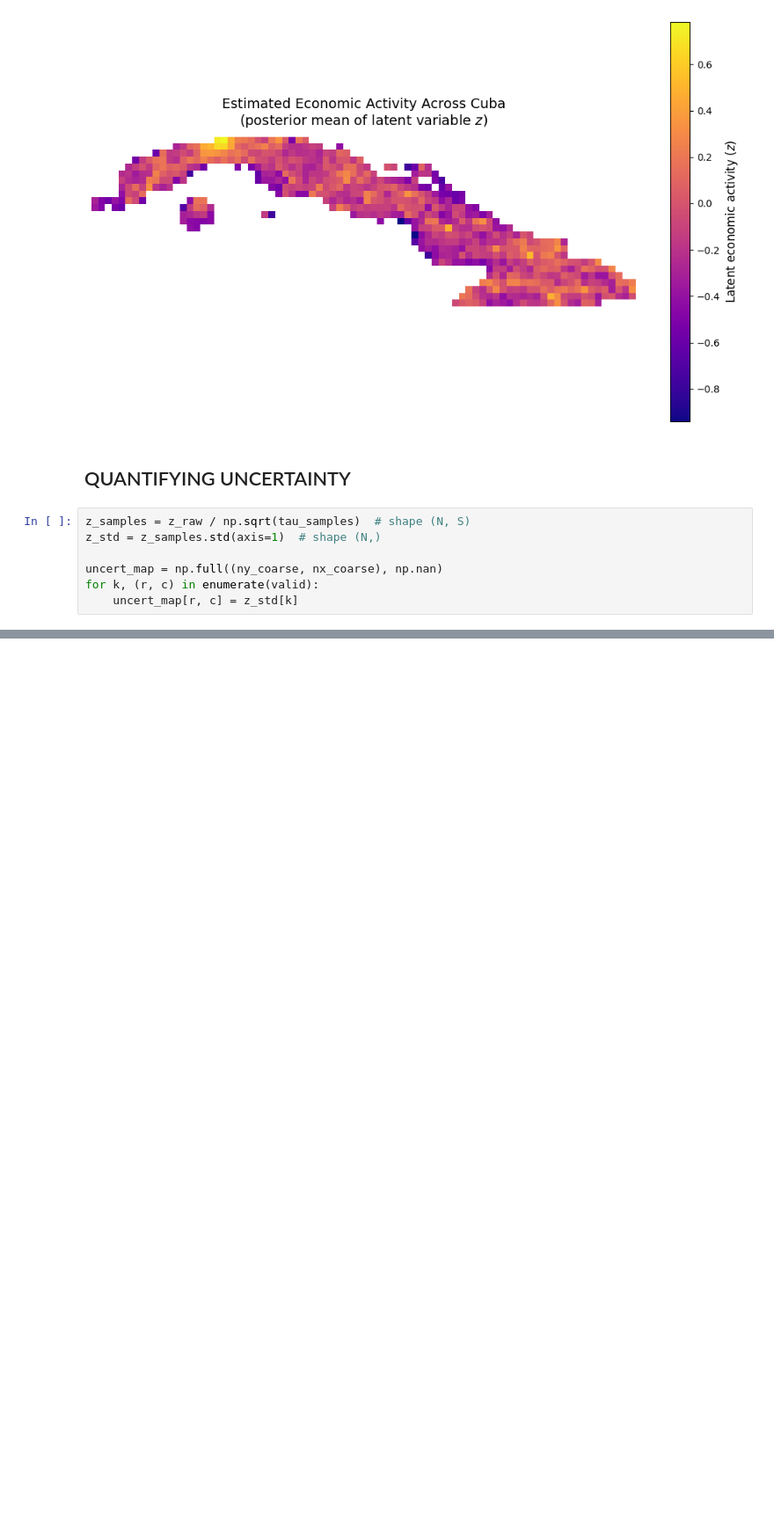
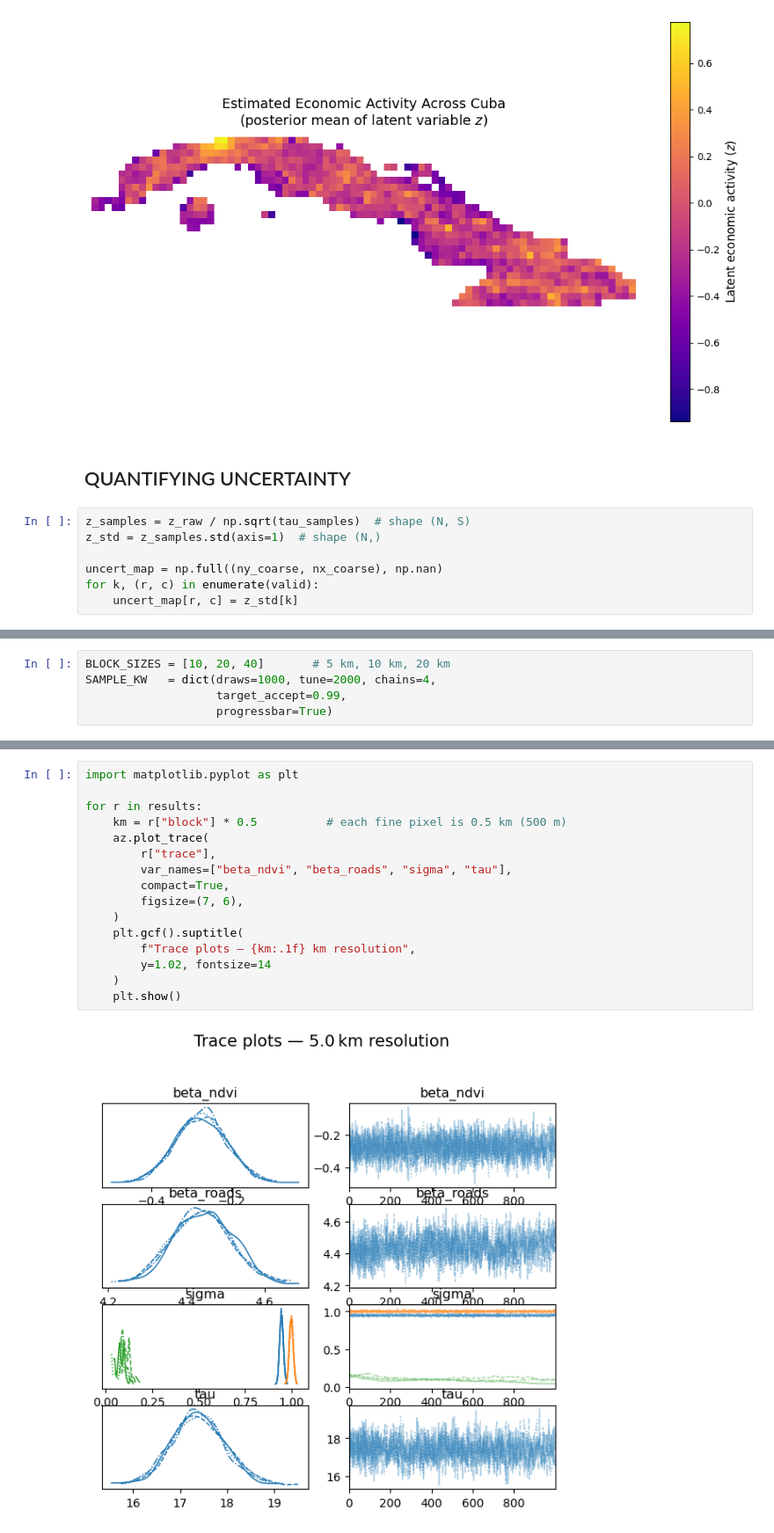
Before and after one commit to cpez04/stat288-finalproject, a Jupyter notebook: notebooks/cuba_latent_econ_model.ipynb, the cells around one changed output, grey strips where cells are left out. Shown at 88% size. Drawn from its saved outputs; the diff is of its cells as text; blank space fills up the shorter version.

```diff
--- a/notebooks/cuba_latent_econ_model.ipynb
+++ b/notebooks/cuba_latent_econ_model.ipynb
@@ -274,0 +254,5 @@ plt.show()
+# %%
+BLOCK_SIZES = [10, 20, 40]       # 5 km, 10 km, 20 km
+SAMPLE_KW   = dict(draws=1000, tune=2000, chains=4,
+                   target_accept=0.99,
+                   progressbar=True)
@@ -274,0 +400,18 @@ plt.show()
+# %%
+import matplotlib.pyplot as plt
+
+for r in results:
+    km = r["block"] * 0.5          # each fine pixel is 0.5 km (500 m)
+    az.plot_trace(
+        r["trace"],
+        var_names=["beta_ndvi", "beta_roads", "sigma", "tau"],
+        compact=True,
+        figsize=(7, 6),
+    )
+    plt.gcf().suptitle(
+        f"Trace plots — {km:.1f} km resolution",
+        y=1.02, fontsize=14
+    )
+    plt.show()
+# %% [output]
+[figure, added]
```
Also changed, not shown: parts of 15 cells of this notebook, 31 other files.
